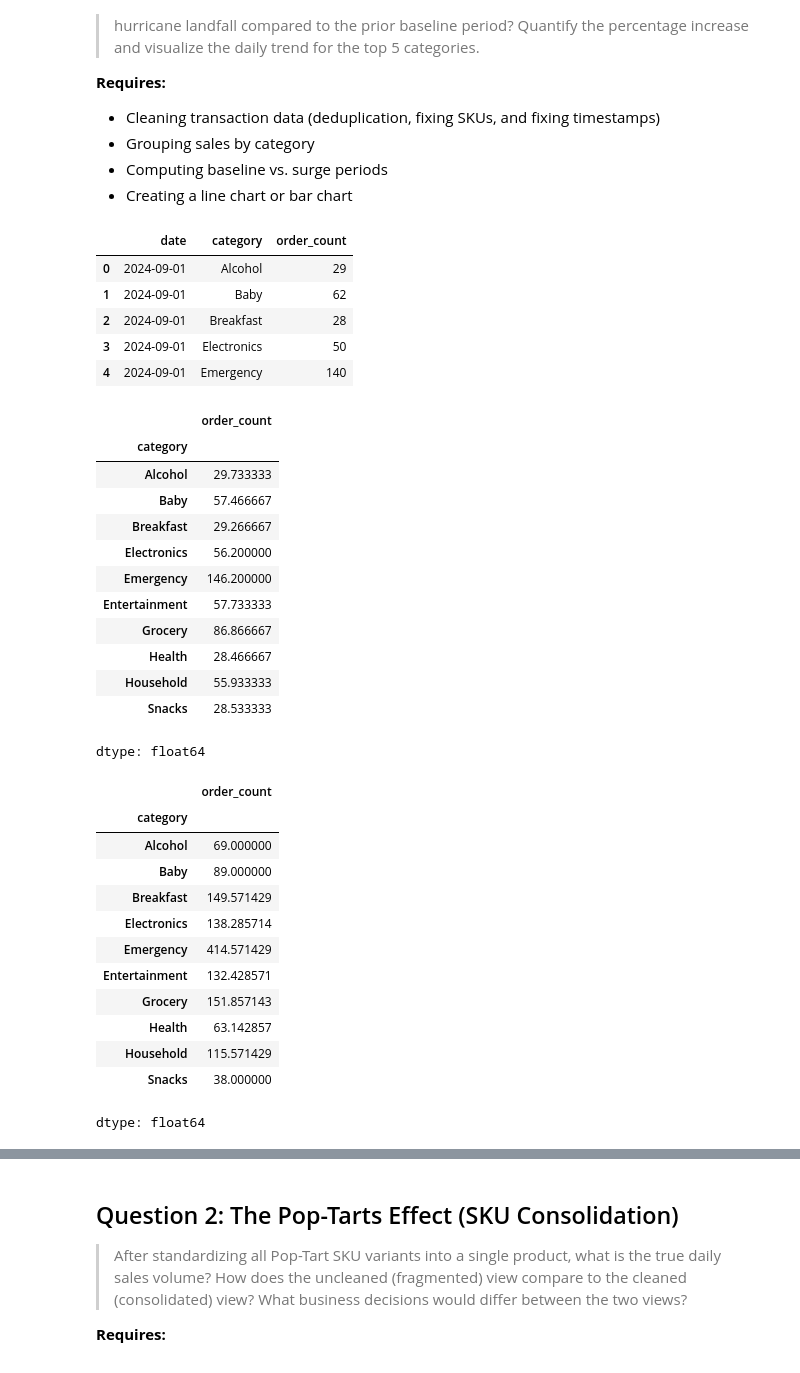
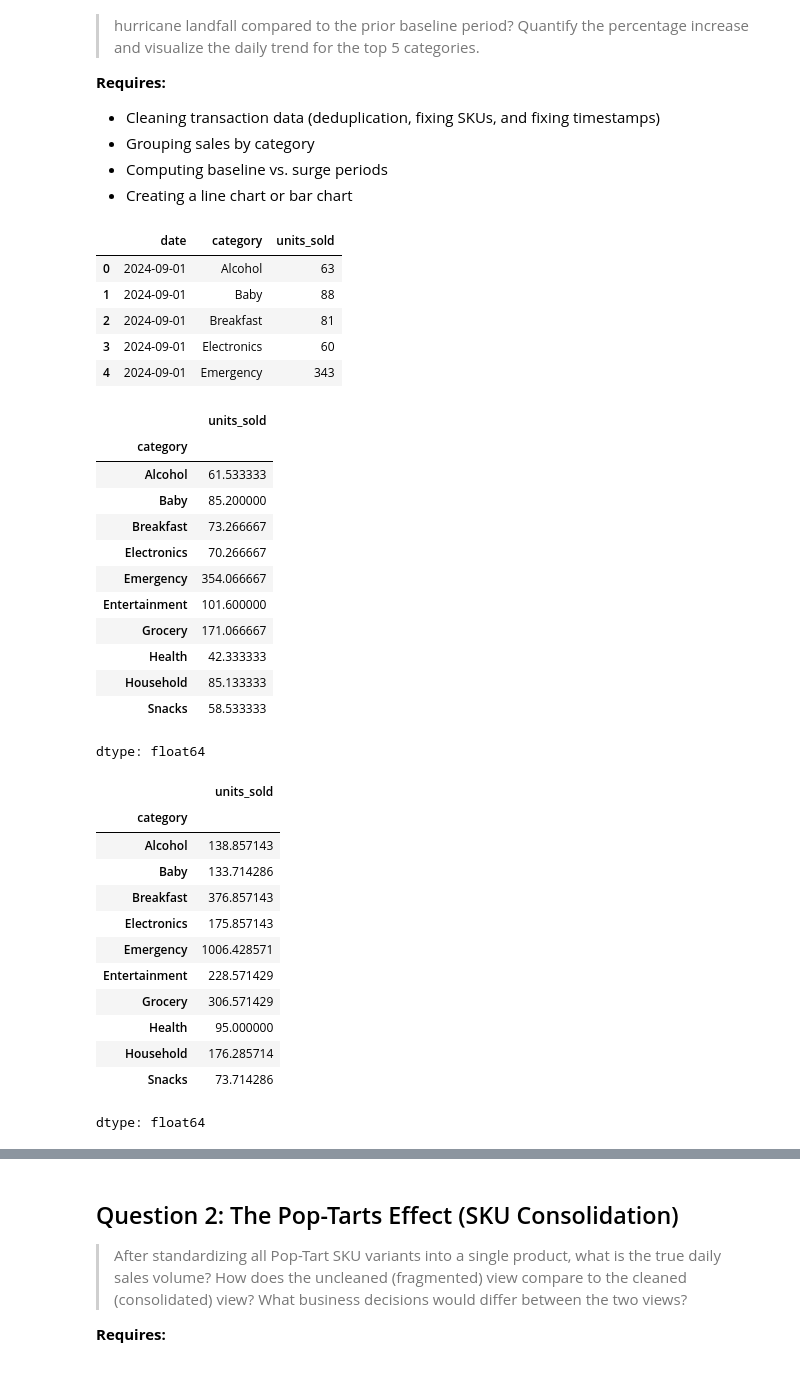
Before and after one commit to simichakravarty16/walmart-hurricane-project, a Jupyter notebook: notebooks/team_notebook.ipynb, the cells around one changed output, grey strips where cells are left out. Saved outputs shown, nothing was run; the diff lists cells and outputs as text; code cells hidden in the pictures.

```diff
--- a/notebooks/team_notebook.ipynb
+++ b/notebooks/team_notebook.ipynb
@@ -1231,20 +1231,24 @@ pd.DataFrame(DECISIONS)
 - Computing baseline vs. surge periods
 - Creating a line chart or bar chart
 # %%
-# Question 1, Part 1: Calculate daily order counts by category
+# Q1, Step 1: Calculate daily units sold by category
 
 # Hurricane Helene made landfall on the Florida Big Bend late on September 26, 2024
 # Baseline: Sept 1-15; Surge: Sept 19-25
 
 # Daily sales by category
-daily_sales = clean_transactions.dropna(subset=['date']).groupby(['date', 'category']).size().reset_index(name='order_count')
-
+daily_sales = (
+    clean_transactions.dropna(subset=['date'])
+    .groupby(['date', 'category'])['quantity']
+    .sum()
+    .reset_index(name='units_sold')
+)
 daily_sales.head()
 # %% [output]
-|  | date | category | order_count |
-| 0 | 2024-09-01 | Alcohol | 29 |
-| 1 | 2024-09-01 | Baby | 62 |
-| 2 | 2024-09-01 | Breakfast | 28 |
-| 3 | 2024-09-01 | Electronics | 50 |
-| 4 | 2024-09-01 | Emergency | 140 |
+|  | date | category | units_sold |
+| 0 | 2024-09-01 | Alcohol | 63 |
+| 1 | 2024-09-01 | Baby | 88 |
+| 2 | 2024-09-01 | Breakfast | 81 |
+| 3 | 2024-09-01 | Electronics | 60 |
+| 4 | 2024-09-01 | Emergency | 343 |
 # %%
@@ -1257,41 +1261,41 @@ baseline = daily_sales[daily_sales['date'].between('2024-09-01', '2024-09-15')]
 # Surge period: Sept 19-25
 surge = daily_sales[daily_sales['date'].between('2024-09-19', '2024-09-25')]
 # %%
-# Question 1, Part 3: Calculate average daily order counts
+# Q1, Step 3: Calculate average daily units sold
 
 # Average daily orders during basline (15 days)
-baseline_avg = baseline.groupby('category')['order_count'].sum() / 15
+baseline_avg = baseline.groupby('category')['units_sold'].sum() / 15
 
 # Average daily orders during surge (7 days)
-surge_avg = surge.groupby('category')['order_count'].sum()/ 7
+surge_avg = surge.groupby('category')['units_sold'].sum()/ 7
 
 display(baseline_avg)
 display(surge_avg)
 # %% [output]
-|  | order_count |
+|  | units_sold |
 | category |  |
-| Alcohol | 29.733333 |
-| Baby | 57.466667 |
-| Breakfast | 29.266667 |
-| Electronics | 56.200000 |
-| Emergency | 146.200000 |
-| Entertainment | 57.733333 |
-| Grocery | 86.866667 |
-| Health | 28.466667 |
-| Household | 55.933333 |
-| Snacks | 28.533333 |
+| Alcohol | 61.533333 |
+| Baby | 85.200000 |
+| Breakfast | 73.266667 |
+| Electronics | 70.266667 |
+| Emergency | 354.066667 |
+| Entertainment | 101.600000 |
+| Grocery | 171.066667 |
+| Health | 42.333333 |
+| Household | 85.133333 |
+| Snacks | 58.533333 |
 dtype: float64
-|  | order_count |
+|  | units_sold |
 | category |  |
-| Alcohol | 69.000000 |
-| Baby | 89.000000 |
-| Breakfast | 149.571429 |
-| Electronics | 138.285714 |
-| Emergency | 414.571429 |
-| Entertainment | 132.428571 |
-| Grocery | 151.857143 |
-| Health | 63.142857 |
-| Household | 115.571429 |
-| Snacks | 38.000000 |
+| Alcohol | 138.857143 |
+| Baby | 133.714286 |
+| Breakfast | 376.857143 |
+| Electronics | 175.857143 |
+| Emergency | 1006.428571 |
+| Entertainment | 228.571429 |
+| Grocery | 306.571429 |
+| Health | 95.000000 |
+| Household | 176.285714 |
+| Snacks | 73.714286 |
 dtype: float64
 # %%
```
Also changed, not shown: parts of 12 cells of this notebook.
